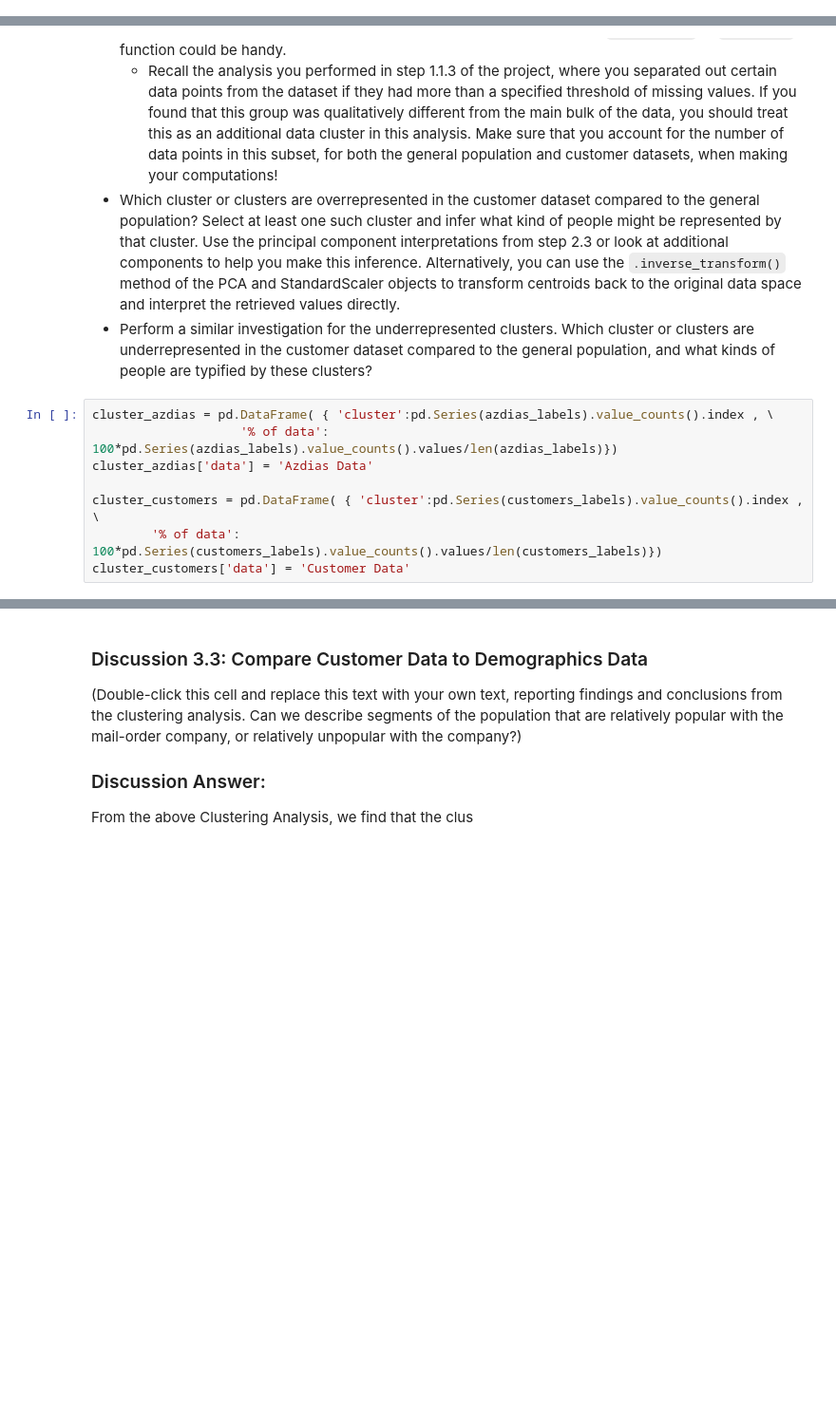
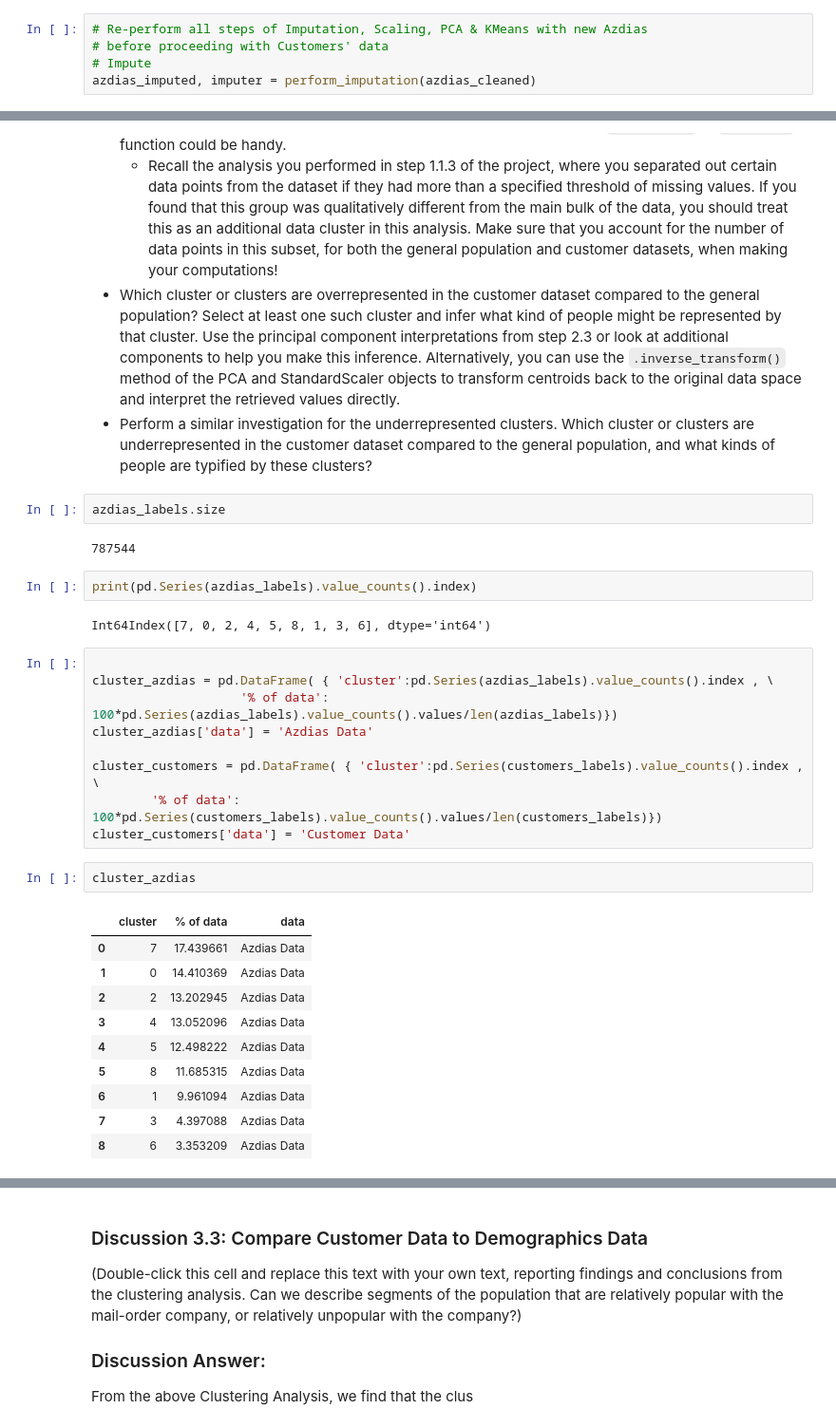
Before and after one commit to SaiManidevi/Identify-Customer-Segments---Unsupervised-Learning-Project, a Jupyter notebook: Identify_Customer_Segments_june_.ipynb, the cells around one changed output, grey strips where cells are left out. Shown at 95% size. Cells and saved outputs as stored; diff of their text form; blank space fills up the shorter version.

```diff
--- a/Identify_Customer_Segments_june_.ipynb
+++ b/Identify_Customer_Segments_june_.ipynb
@@ -1326,0 +1397,5 @@ customers_scaled = pd.DataFrame(customers_scaled, columns= col)
+# %%
+# Re-perform all steps of Imputation, Scaling, PCA & KMeans with new Azdias
+# before proceeding with Customers' data
+# Impute
+azdias_imputed, imputer = perform_imputation(azdias_cleaned)
@@ -1341,7 +1435,16 @@ Take a look at the following points in this step:
   - Recall the analysis you performed in step 1.1.3 of the project, where you separated out certain data points from the dataset if they had more than a specified threshold of missing values. If you found that this group was qualitatively different from the main bulk of the data, you should treat this as an additional data cluster in this analysis. Make sure that you account for the number of data points in this subset, for both the general population and customer datasets, when making your computations!
 - Which cluster or clusters are overrepresented in the customer dataset compared to the general population? Select at least one such cluster and infer what kind of people might be represented by that cluster. Use the principal component interpretations from step 2.3 or look at additional components to help you make this inference. Alternatively, you can use the `.inverse_transform()` method of the PCA and StandardScaler objects to transform centroids back to the original data space and interpret the retrieved values directly.
 - Perform a similar investigation for the underrepresented clusters. Which cluster or clusters are underrepresented in the customer dataset compared to the general population, and what kinds of people are typified by these clusters?
+# %%
+azdias_labels.size
+# %% [output]
+787544
+# %%
+print(pd.Series(azdias_labels).value_counts().index)
+# %% [output]
+Int64Index([7, 0, 2, 4, 5, 8, 1, 3, 6], dtype='int64')
 # %%
+
 cluster_azdias = pd.DataFrame( { 'cluster':pd.Series(azdias_labels).value_counts().index , \
                     '% of data': 100*pd.Series(azdias_labels).value_counts().values/len(azdias_labels)})
 cluster_azdias['data'] = 'Azdias Data'
@@ -1349,3 +1452,16 @@ cluster_azdias['data'] = 'Azdias Data'
 cluster_customers = pd.DataFrame( { 'cluster':pd.Series(customers_labels).value_counts().index , \
         '% of data': 100*pd.Series(customers_labels).value_counts().values/len(customers_labels)})
 cluster_customers['data'] = 'Customer Data'
+# %%
+cluster_azdias
+# %% [output]
+|  | cluster | % of data | data |
+| 0 | 7 | 17.439661 | Azdias Data |
+| 1 | 0 | 14.410369 | Azdias Data |
+| 2 | 2 | 13.202945 | Azdias Data |
+| 3 | 4 | 13.052096 | Azdias Data |
+| 4 | 5 | 12.498222 | Azdias Data |
+| 5 | 8 | 11.685315 | Azdias Data |
+| 6 | 1 | 9.961094 | Azdias Data |
+| 7 | 3 | 4.397088 | Azdias Data |
+| 8 | 6 | 3.353209 | Azdias Data |
```
Also changed, not shown: parts of 26 cells of this notebook.
